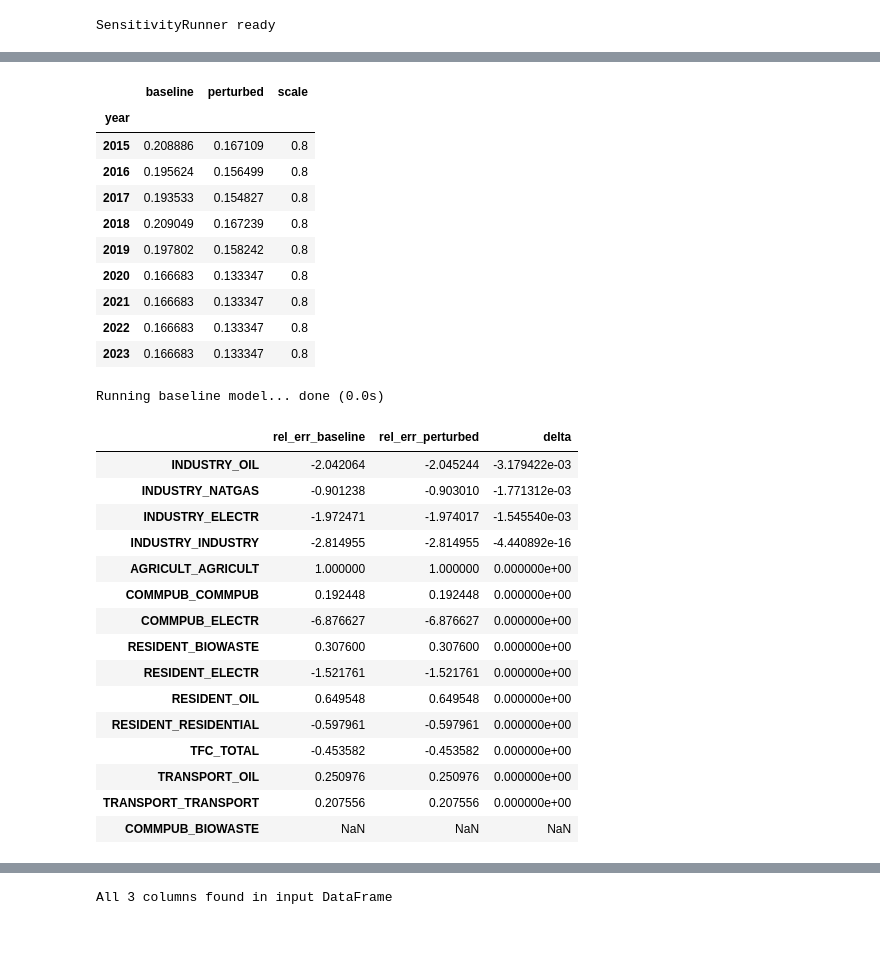
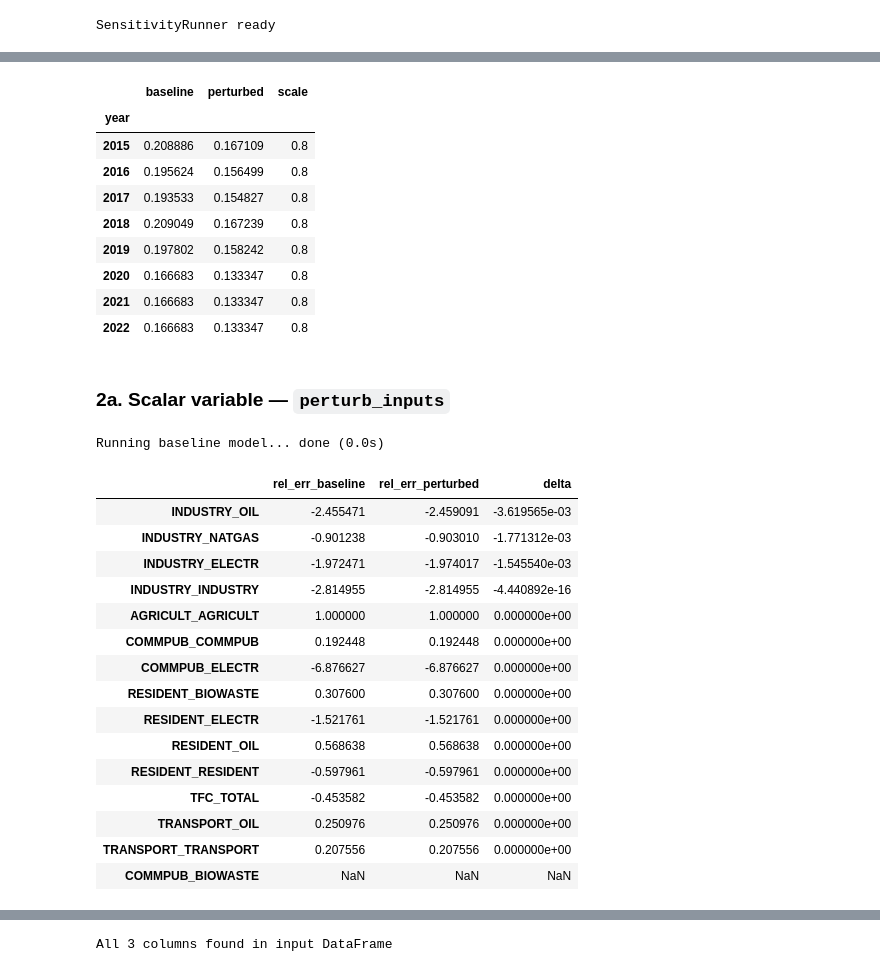
Before and after one commit to dpmendez/sisepuede, a Jupyter notebook: sisepuede/calibration/sensitivity_analysis_example.ipynb, the cells around one changed output, grey strips where cells are left out. Cells and saved outputs as stored; diff of their text form; code cells hidden in the pictures; blank space fills up the shorter version.

```diff
--- a/sisepuede/calibration/sensitivity_analysis_example.ipynb
+++ b/sisepuede/calibration/sensitivity_analysis_example.ipynb
@@ -42,7 +47,9 @@ from sisepuede.calibration.iea_crosswalk        import IEACrosswalk
 from sisepuede.calibration.iea_data_loader      import IEADataLoader
 from sisepuede.calibration.sensitivity          import (
     VariableSpec,
-    perturb_inputs,
+    perturb_inputs,           # scalar perturbation (any variable)
+    perturb_inputs_simplex,   # simplex-aware perturbation (fuel fractions)
+    apply_perturbations,      # routes scalar vs simplex automatically
     sample_oat,
     sample_lhs,
     SensitivityRunner,
@@ -55,7 +62,7 @@ PATH_SISEPUEDE_INPUT = "/Users/dianamendez/Documents/sisepuede/sisepuede_raw_inp
 PATH_IEA_DATA_DIR    = "/Users/dianamendez/data_collection_temporary"
 PATH_CROSSWALK_FILE  = "/Users/dianamendez/sisepuede/sisepuede/ref/data_crosswalks/sisepuede_iea_energy_crosswalk.csv"
 ISO_COUNTRY          = "LBY"
-TRUE_DATA_LIMIT_YEAR = 2023   # rows beyond this year are projections, not actuals
+END_YEAR             = 2022   # rows beyond this year are projections, not actuals
 START_YEAR           = 2015   # first year included in the comparison window
 TARGET_YEARS         = [2015] # calendar year(s) used when scoring/plotting
 # ─────────────────────────────────────────────────────────────────────────────
@@ -85,7 +92,7 @@ model_energycon = EnergyConsumption(model_attributes)
 df_input_raw = pd.read_csv(PATH_SISEPUEDE_INPUT)
 
 # Keep only rows up to the last year of actual observed data
-df_input = df_input_raw.loc[df_input_raw["year"] <= TRUE_DATA_LIMIT_YEAR].copy()
+df_input = df_input_raw.loc[df_input_raw["year"] <= END_YEAR].copy()
 df_input = df_input.reset_index(drop=True)
 
 print(f"Input shape: {df_input.shape}  |  years: {df_input['year'].min()}–{df_input['year'].max()}")
@@ -141,7 +149,7 @@ runner = SensitivityRunner(
     iso                       = ISO_COUNTRY,
     include_energy_production = False,
     year_min                  = START_YEAR,
-    year_max                  = TRUE_DATA_LIMIT_YEAR,
+    year_max                  = END_YEAR,
 )
 print("SensitivityRunner ready")
 # %% [output]
@@ -181,7 +201,8 @@ comparison
 | 2020 | 0.166683 | 0.133347 | 0.8 |
 | 2021 | 0.166683 | 0.133347 | 0.8 |
 | 2022 | 0.166683 | 0.133347 | 0.8 |
-| 2023 | 0.166683 | 0.133347 | 0.8 |
+# %% [markdown]
+### 2a. Scalar variable — `perturb_inputs`
 # %%
 TEST_OUT_VAR = "energy_consumption_scoe_other_se"
 # Run the model on the perturbed input and compare IEA targets
@@ -190,36 +211,36 @@ df_out_perturbed = model_energycon(df_perturbed)
 df_out_perturbed = df_out_perturbed.merge(
     df_input_energy[["time_period", "year"]].drop_duplicates(),
     on="time_period", how="left",
 )
 
 df_out_baseline = runner.baseline_output   # triggers the cached baseline run
 # display(df_out_baseline[TEST_OUT_VAR]) # check output variable
 
 # Build comparison tables
 df_ssp_base = xw.aggregate_sisepuede(df_out_baseline)
 df_ssp_pert = xw.aggregate_sisepuede(df_out_perturbed)
 
-df_comp_base = xw.build_comparison(df_ssp_base, df_iea_raw, year_min=START_YEAR, year_max=TRUE_DATA_LIMIT_YEAR)
-df_comp_pert = xw.build_comparison(df_ssp_pert, df_iea_raw, year_min=START_YEAR, year_max=TRUE_DATA_LIMIT_YEAR)
+df_comp_base = xw.build_comparison(df_ssp_base, df_iea_raw, year_min=START_YEAR, year_max=END_YEAR)
+df_comp_pert = xw.build_comparison(df_ssp_pert, df_iea_raw, year_min=START_YEAR, year_max=END_YEAR)
 
 # Side-by-side summary for TARGET_YEARS
 year_mask_b = df_comp_base["year"].isin(TARGET_YEARS)
 year_mask_p = df_comp_pert["year"].isin(TARGET_YEARS)
 
 summary = pd.DataFrame({
     "rel_err_baseline":  df_comp_base.loc[year_mask_b, "rel_err_iea"].values,
     "rel_err_perturbed": df_comp_pert.loc[year_mask_p, "rel_err_iea"].values,
 }, index=(
     df_comp_base.loc[year_mask_b, "iea_balance_code"].values
     + "_"
     + df_comp_base.loc[year_mask_b, "iea_product_code"].values
 ))
 summary["delta"] = summary["rel_err_perturbed"] - summary["rel_err_baseline"]
 summary.sort_values("delta", key=abs, ascending=False).head(15)
 # %% [output]
 Running baseline model... done (0.0s)
 |  | rel_err_baseline | rel_err_perturbed | delta |
-| INDUSTRY_OIL | -2.042064 | -2.045244 | -3.179422e-03 |
+| INDUSTRY_OIL | -2.455471 | -2.459091 | -3.619565e-03 |
 | INDUSTRY_NATGAS | -0.901238 | -0.903010 | -1.771312e-03 |
 | INDUSTRY_ELECTR | -1.972471 | -1.974017 | -1.545540e-03 |
 | INDUSTRY_INDUSTRY | -2.814955 | -2.814955 | -4.440892e-16 |
@@ -228,8 +249,8 @@ Running baseline model... done (0.0s)
 | COMMPUB_ELECTR | -6.876627 | -6.876627 | 0.000000e+00 |
 | RESIDENT_BIOWASTE | 0.307600 | 0.307600 | 0.000000e+00 |
 | RESIDENT_ELECTR | -1.521761 | -1.521761 | 0.000000e+00 |
-| RESIDENT_OIL | 0.649548 | 0.649548 | 0.000000e+00 |
-| RESIDENT_RESIDENTIAL | -0.597961 | -0.597961 | 0.000000e+00 |
+| RESIDENT_OIL | 0.568638 | 0.568638 | 0.000000e+00 |
+| RESIDENT_RESIDENT | -0.597961 | -0.597961 | 0.000000e+00 |
 | TFC_TOTAL | -0.453582 | -0.453582 | 0.000000e+00 |
 | TRANSPORT_OIL | 0.250976 | 0.250976 | 0.000000e+00 |
 | TRANSPORT_TRANSPORT | 0.207556 | 0.207556 | 0.000000e+00 |
```
Also changed, not shown: parts of 28 cells of this notebook, 1 other file.
